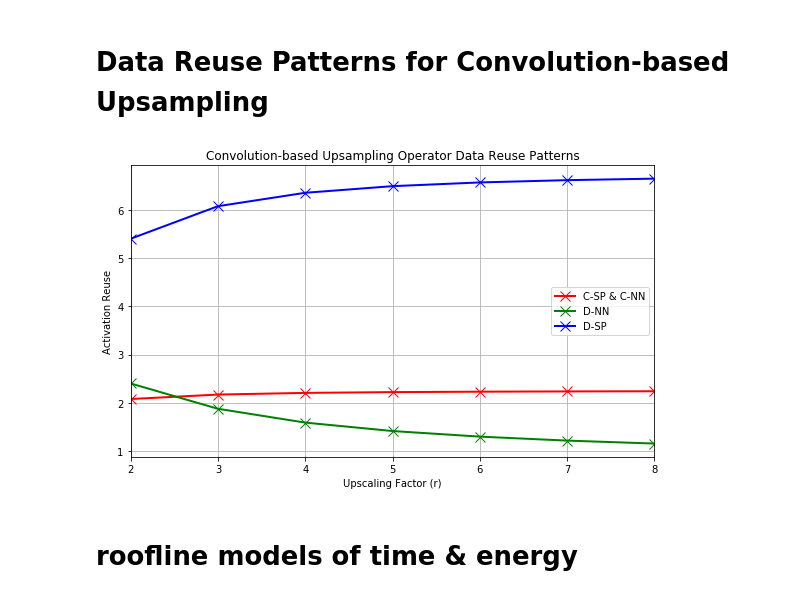
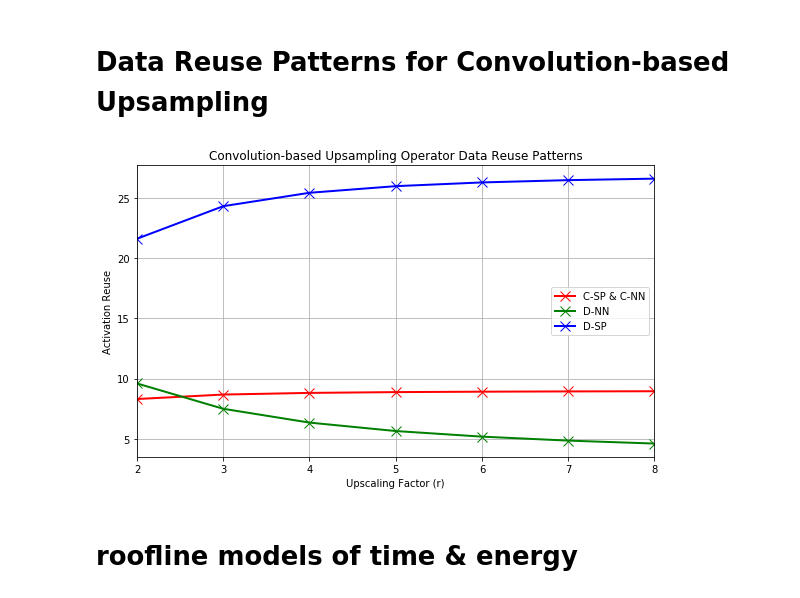
Before and after one commit to icolbert/upsampling, a Jupyter notebook: Comparing Optimization Criteria for Convolution-based Upsampling.ipynb, the cells around one changed output. Drawn from its saved outputs; the diff is of its cells as text; code cells hidden in the pictures.

```diff
--- a/Comparing Optimization Criteria for Convolution-based Upsampling.ipynb
+++ b/Comparing Optimization Criteria for Convolution-based Upsampling.ipynb
@@ -344,7 +458,7 @@ for j, upscaling_factor in enumerate(np.arange(2, 9)):
     )
     T = max(macs * t_flop, (weights + activations) * t_mem)
     E = macs * e_flop + num_bytes * (weights + activations) * e_mem + pi_0 * T
-    energy_per_pixel[0, j] = 1e6 * E / pow(H, 2)# microjoules
+    energy_per_pixel[0, j] = 1e6 * E / pow(upscaling_factor * height, 2)# microjoules
 
     macs, weights, activations = reverse_looping_deconvolution_2_data_reuse_patterns(
         upscaling_factor,
@@ -355,7 +469,7 @@ for j, upscaling_factor in enumerate(np.arange(2, 9)):
     )
     T = max(macs * t_flop, (weights + activations) * t_mem)
     E = macs * e_flop + num_bytes * (weights + activations) * e_mem + pi_0 * T
-    energy_per_pixel[1, j] = 1e6 * E / pow(H, 2)# microjoules
+    energy_per_pixel[1, j] = 1e6 * E / pow(upscaling_factor * height, 2)# microjoules
 
     macs, weights, activations = sub_pixel_convolution_data_reuse_patterns(
         upscaling_factor,
@@ -365,7 +479,7 @@ for j, upscaling_factor in enumerate(np.arange(2, 9)):
     )
     T = max(macs * t_flop, (weights + activations) * t_mem)
     E = macs * e_flop + num_bytes * (weights + activations) * e_mem + pi_0 * T
-    energy_per_pixel[2, j] = 1e6 * E / pow(H, 2)# microjoules
+    energy_per_pixel[2, j] = 1e6 * E / pow(upscaling_factor * height, 2)# microjoules
 
     macs, weights, activations = NN_resize_convolution_data_reuse_patterns(
         upscaling_factor,
@@ -375,11 +489,11 @@ for j, upscaling_factor in enumerate(np.arange(2, 9)):
     )
     T = max(macs * t_flop, (weights + activations) * t_mem)
     E = macs * e_flop + num_bytes * (weights + activations) * e_mem + pi_0 * T
-    energy_per_pixel[3, j] = 1e6 * E / pow(H, 2)# microjoules
+    energy_per_pixel[3, j] = 1e6 * E / pow(upscaling_factor * height, 2)# microjoules
 
 Eb = energy_per_pixel[0,0]
 
-plt.figure(figsize=(8,5))
+plt.figure()
 # plt.plot(x, energy_consumption[3, 1:] / Eb, label="C-NN", color="y", linewidth=2, marker='x', markersize=10)
 plt.plot(x, energy_per_pixel[2], label="C-SP & C-NN", color="r", linewidth=2, marker='x', markersize=10)
 plt.plot(x, energy_per_pixel[1], label="D-NN", color="g", linewidth=2, marker='x', markersize=10)
@@ -412,7 +524,7 @@ for j, upscaling_factor in enumerate(np.arange(2, 9)):
         K=kernel_size,
         original_operator="D-SP"
     )
-    data_reuse[0, j] = macs / (num_bytes * activations)
+    data_reuse[0, j] = macs / activations
 
     _, _, activations = fractionally_strided_deconvolution_data_reuse_patterns(
         upscaling_factor,
@@ -421,7 +533,7 @@ for j, upscaling_factor in enumerate(np.arange(2, 9)):
         K=kernel_size,
         original_operator="D-SP"
     )
-    data_reuse[1, j] = macs / (num_bytes * activations)
+    data_reuse[1, j] = macs / activations
 
     _, _, activations = transforming_deconvolution_to_convolution_data_reuse_patterns(
         upscaling_factor,
@@ -430,7 +542,7 @@ for j, upscaling_factor in enumerate(np.arange(2, 9)):
         K=kernel_size,
         original_operator="D-SP"
     )
-    data_reuse[2, j] = macs / (num_bytes * activations)
+    data_reuse[2, j] = macs / activations
 
 x  = np.arange(2, 9)
 
@@ -473,7 +585,7 @@ for j, upscaling_factor in enumerate(np.arange(2, 9)):
         K=kernel_size,
         original_operator="D-NN"
     )
-    data_reuse[0, j] = macs / (num_bytes * activations)
+    data_reuse[0, j] = macs / (activations)
 
     _, weights, activations = fractionally_strided_deconvolution_data_reuse_patterns(
         upscaling_factor,
@@ -482,7 +594,7 @@ for j, upscaling_factor in enumerate(np.arange(2, 9)):
         K=kernel_size,
         original_operator="D-NN"
     )
-    data_reuse[1, j] = macs / (num_bytes * activations)
+    data_reuse[1, j] = macs / (activations)
 
     _, weights, activations = transforming_deconvolution_to_convolution_data_reuse_patterns(
         upscaling_factor,
@@ -491,7 +603,7 @@ for j, upscaling_factor in enumerate(np.arange(2, 9)):
         K=kernel_size,
         original_operator="D-NN"
     )
-    data_reuse[2, j] = macs / (num_bytes * activations)
+    data_reuse[2, j] = macs / (activations)
 
 x  = np.arange(2, 9)
 
@@ -534,56 +646,56 @@ data_reuse = np.zeros((4, 7)) # ops / byte
 
 for j, upscaling_factor in enumerate(np.arange(2, 9)):
 
-    macs, _, activations = sub_pixel_convolution_data_reuse_patterns(
+    macs, weights, activations = sub_pixel_convolution_data_reuse_patterns(
         upscaling_factor,
         H=height,
         C=num_channels,
         K=kernel_size
     )
-    data_reuse[2, j] = macs / (num_bytes * activations)
+    data_reuse[2, j] = macs / (activations)
 
     # can use REVD here rather than REVD2 as there are no extra MACs due to the stride-hole
     # skipping over the kernel space
-    macs, _, activations = reverse_looping_deconvolution_data_reuse_patterns(
+    macs, weights, activations = reverse_looping_deconvolution_data_reuse_patterns(
         upscaling_factor,
         H=height,
         C=num_channels,
         K=kernel_size,
         original_operator="D-NN"
     )
-    data_reuse[1, j] = macs / (num_bytes * activations)
+    data_reuse[1, j] = macs / (activations)
 
-    macs, _, activations = reverse_looping_deconvolution_2_data_reuse_patterns(
+    macs, weights, activations = reverse_looping_deconvolution_2_data_reuse_patterns(
         upscaling_factor,
         H=height,
         C=num_channels,
         K=kernel_size,
         original_operator="D-SP"
     )
-    data_reuse[0, j] = macs / (num_bytes * activations)
+    data_reuse[0, j] = macs / (activations)
 
 x  = np.arange(2, 9)
 
 plt.figure(figsize=(8,5))
 plt.plot(x, data_reuse[2], label="C-SP & C-NN", color="r", linewidth=2, marker='x', markersize=10)
 plt.plot(x, data_reuse[1], label="D-NN", color="g", linewidth=2, marker='x', markersize=10)
 plt.plot(x, data_reuse[0], label="D-SP", color="b", linewidth=2, marker='x', markersize=10)
 # plt.axhline(Be, linestyle="--", color="k")
 # plt.axhline(Bt, linestyle="--", color="k")
 # plt.text(7, Be + 0.6, r"$B_\epsilon$", size=14)
 # plt.text(7, Bt + 0.6, r"$B_\tau$", size=14)
 plt.legend(loc="best")
 plt.xlim(2,8)
 # plt.ylim(0,20)
 plt.grid()
 plt.xlabel("Upscaling Factor (r)")
 plt.ylabel("Activation Reuse")
 plt.title("Convolution-based Upsampling Operator Data Reuse Patterns")
 plt.tight_layout()
 plt.savefig("../figures/data_reuse/conv-upsample-ops-data_reuse.png")
 plt.show()
 # %% [output]
-[figure, old version]
+[figure, new version]
 # %% [markdown]
 # roofline models of time & energy
 # %%
```
Also changed, not shown: parts of 12 cells of this notebook, 3 other files.
